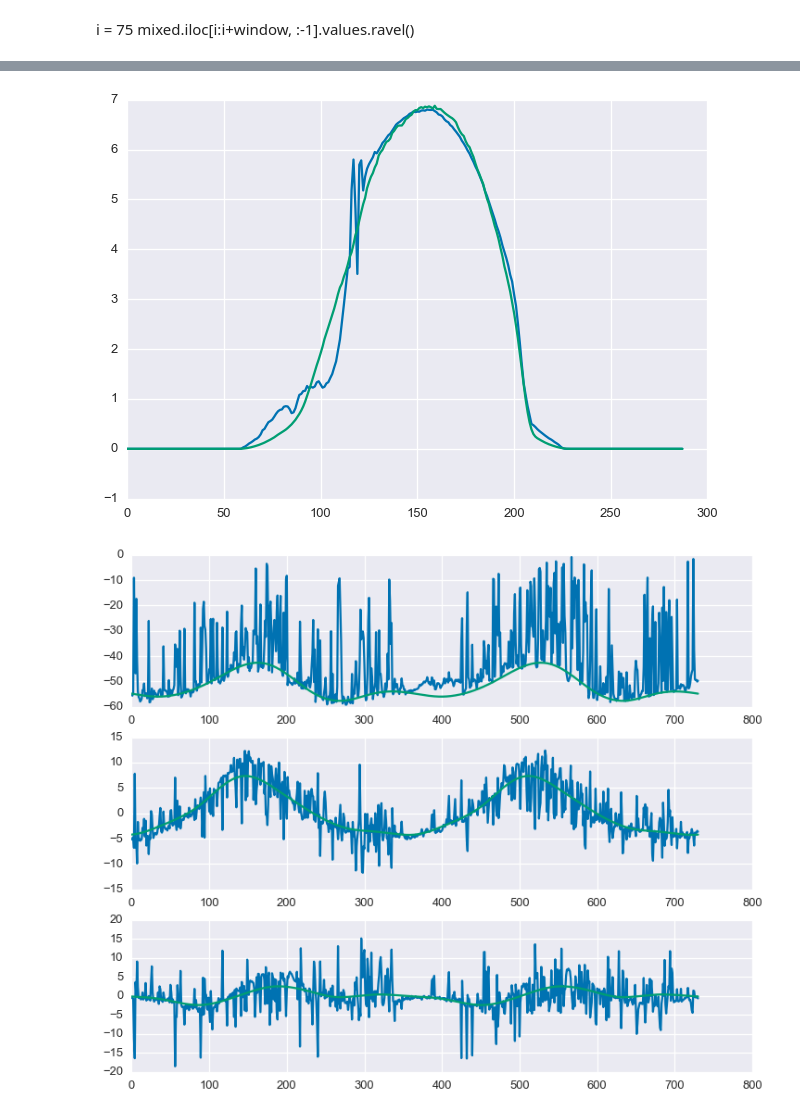
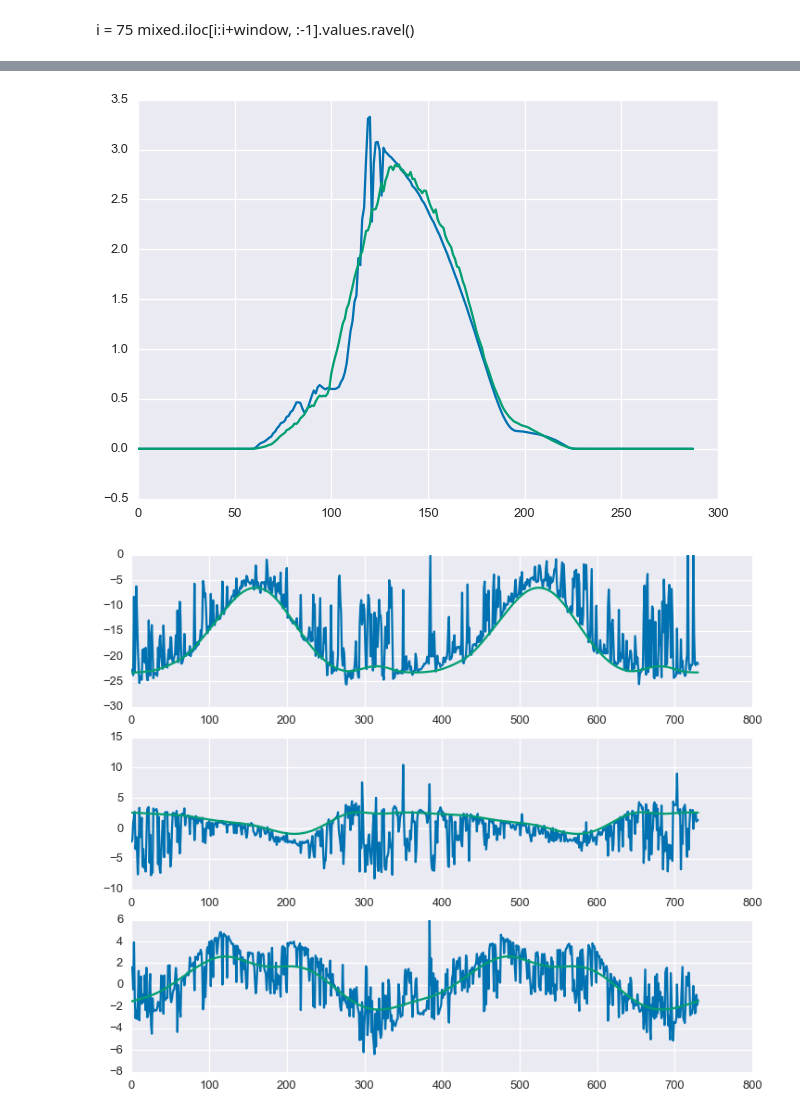
Before and after one commit to bmeyers/SolarForecasting, a Jupyter notebook: scratch_work_bennet.ipynb, the cells around one changed output, grey strips where cells are left out. Saved outputs shown, nothing was run; the diff lists cells and outputs as text; code cells hidden in the pictures.

Commit message:
more clearsky work

```diff
--- a/scratch_work_bennet.ipynb
+++ b/scratch_work_bennet.ipynb
@@ -55,7 +55,7 @@ mixed.shape
 i = 75
 mixed.iloc[i:i+window, :-1].values.ravel()
 # %%
-scs = StatisticalClearSky(df['S47'])
+scs = StatisticalClearSky(df['S04'])
 # %%
 scs.get_eigenvectors()
 # %%
@@ -65,11 +65,11 @@ scs.reconstruct_day(day=2, n=3)
 # %%
 scs.reconstruct_day(day=317, n=3)
 # %% [output]
-[figure, old version]
+[figure, new version]
 # %%
-_ = scs.make_clearsky_model(mu=10**(3), eta=10**(-1.0), plot=True)
+_ = scs.make_clearsky_model(mu=10**(2), eta=10**(-1.0), plot=True)
 # %% [output]
-[figure, old version]
+[figure, new version]
 # %%
 DAY = 337
 scs.reconstruct_day(DAY, n=3)
```
Also changed, not shown: parts of 10 cells of this notebook, 2 other files.
